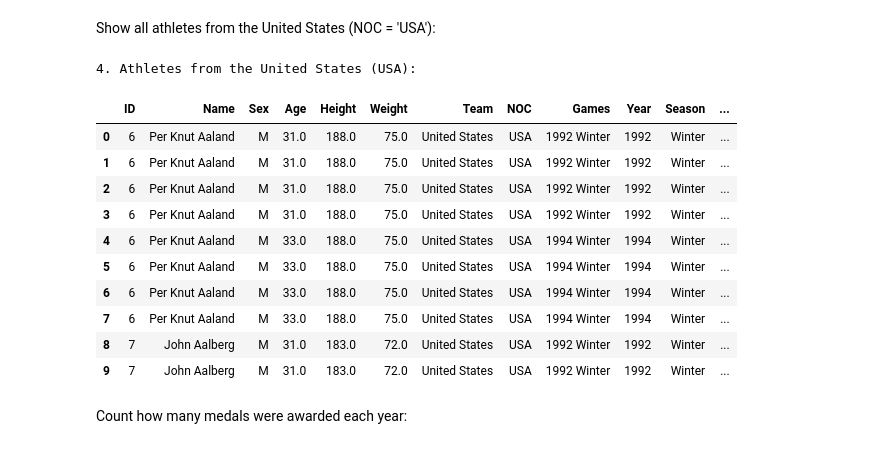
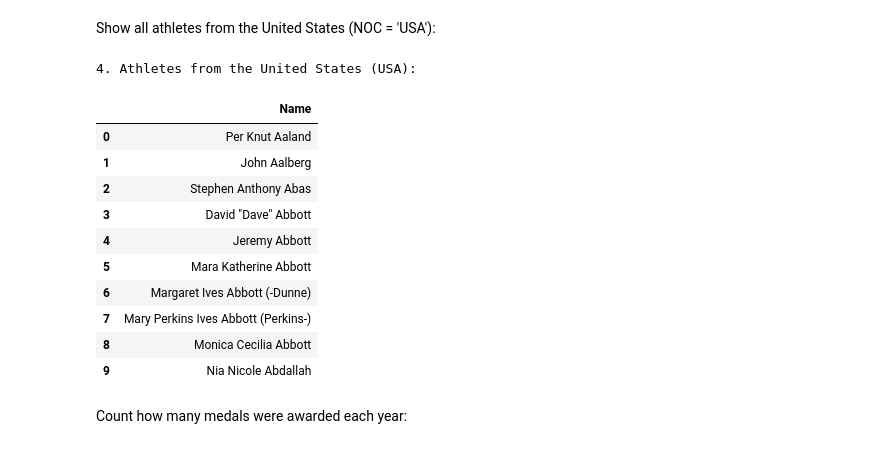
Before and after one commit to andtoo14/kamilimu_assignments, a Jupyter notebook: sql/sql_assignment1.ipynb, the cells around one changed output. Cells and saved outputs as stored; diff of their text form; code cells hidden in the pictures.

```diff
--- a/sql/sql_assignment1.ipynb
+++ b/sql/sql_assignment1.ipynb
@@ -99,29 +99,29 @@ display(result3)
 # %% [markdown]
 Show all athletes from the United States (NOC = 'USA'):
 # %%
+import pandas as pd # Import pandas here
 print("\n4. Athletes from the United States (USA):")
 query4 = """
-SELECT
-    *
+SELECT DISTINCT Name -- Select only the Name column
 FROM athletes_table
 WHERE NOC = 'USA'
 LIMIT 10; -- Limiting to 10 for brevity
 """
 result4 = pd.read_sql_query(query4, conn)
 display(result4)
 # %% [output]
 4. Athletes from the United States (USA):
-|  | ID | Name | Sex | Age | Height | Weight | Team | NOC | Games | Year | Season | ... |
-| 0 | 6 | Per Knut Aaland | M | 31.0 | 188.0 | 75.0 | United States | USA | 1992 Winter | 1992 | Winter | ... |
-| 1 | 6 | Per Knut Aaland | M | 31.0 | 188.0 | 75.0 | United States | USA | 1992 Winter | 1992 | Winter | ... |
-| 2 | 6 | Per Knut Aaland | M | 31.0 | 188.0 | 75.0 | United States | USA | 1992 Winter | 1992 | Winter | ... |
-| 3 | 6 | Per Knut Aaland | M | 31.0 | 188.0 | 75.0 | United States | USA | 1992 Winter | 1992 | Winter | ... |
-| 4 | 6 | Per Knut Aaland | M | 33.0 | 188.0 | 75.0 | United States | USA | 1994 Winter | 1994 | Winter | ... |
-| 5 | 6 | Per Knut Aaland | M | 33.0 | 188.0 | 75.0 | United States | USA | 1994 Winter | 1994 | Winter | ... |
-| 6 | 6 | Per Knut Aaland | M | 33.0 | 188.0 | 75.0 | United States | USA | 1994 Winter | 1994 | Winter | ... |
-| 7 | 6 | Per Knut Aaland | M | 33.0 | 188.0 | 75.0 | United States | USA | 1994 Winter | 1994 | Winter | ... |
-| 8 | 7 | John Aalberg | M | 31.0 | 183.0 | 72.0 | United States | USA | 1992 Winter | 1992 | Winter | ... |
-| 9 | 7 | John Aalberg | M | 31.0 | 183.0 | 72.0 | United States | USA | 1992 Winter | 1992 | Winter | ... |
+|  | Name |
+| 0 | Per Knut Aaland |
+| 1 | John Aalberg |
+| 2 | Stephen Anthony Abas |
+| 3 | David "Dave" Abbott |
+| 4 | Jeremy Abbott |
+| 5 | Mara Katherine Abbott |
+| 6 | Margaret Ives Abbott (-Dunne) |
+| 7 | Mary Perkins Ives Abbott (Perkins-) |
+| 8 | Monica Cecilia Abbott |
+| 9 | Nia Nicole Abdallah |
 # %% [markdown]
 Count how many medals were awarded each year:
 # %%
```
Also changed, not shown: parts of 3 cells of this notebook.
